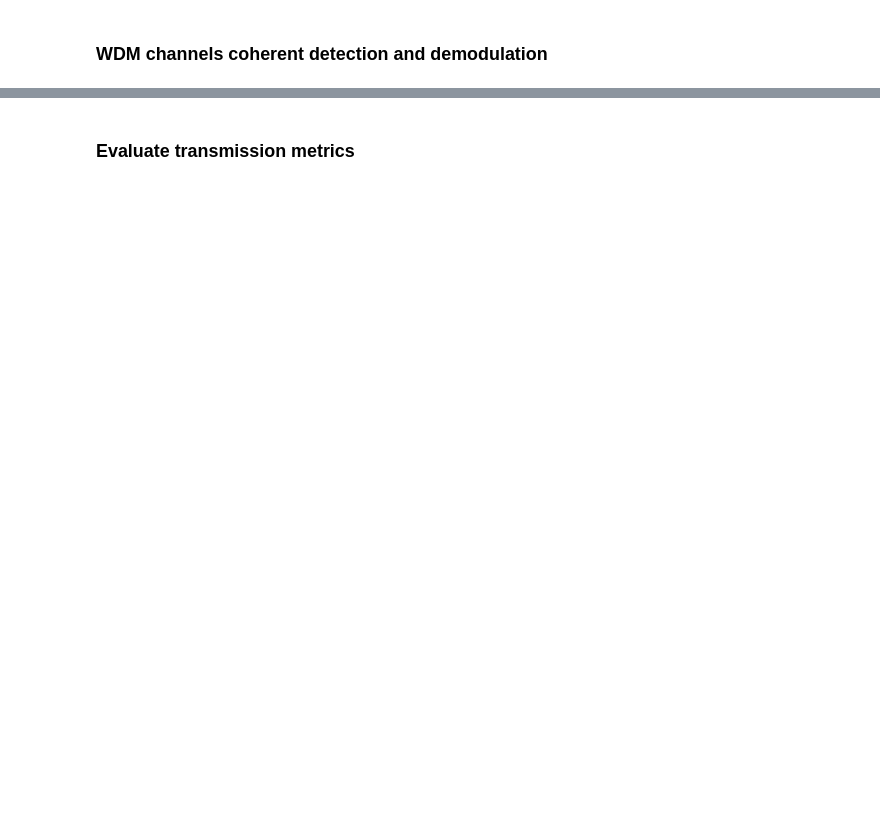
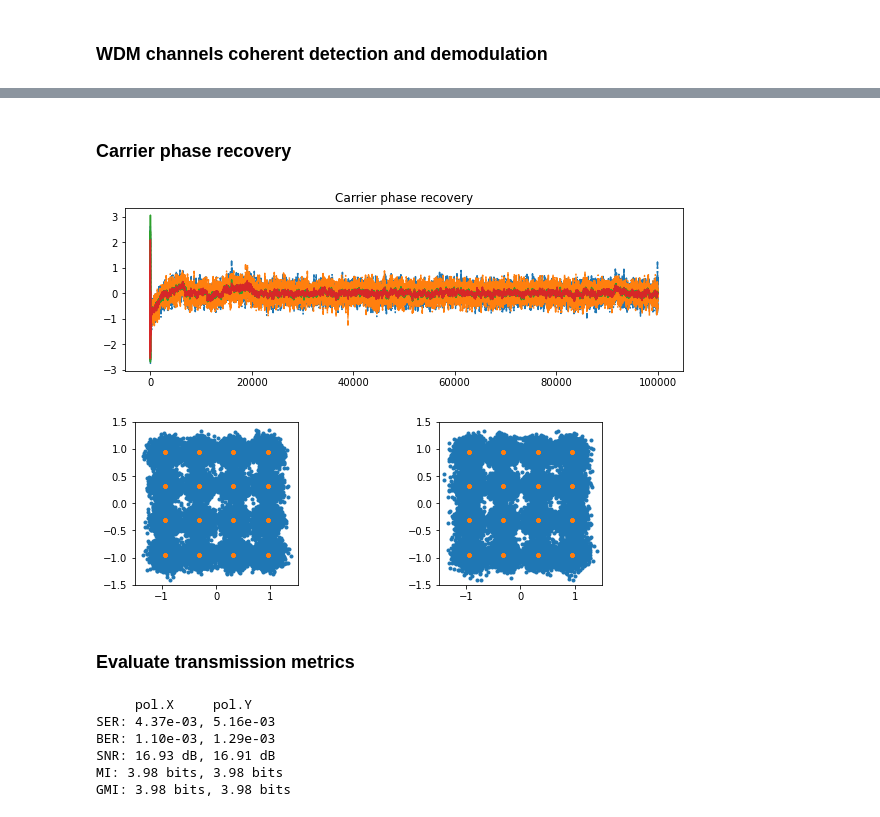
Before and after one commit to edsonportosilva/OptiCommPy, a Jupyter notebook: jupyter/test_WDM_transmission.ipynb, the cells around one changed output, grey strips where cells are left out. Drawn from its saved outputs; the diff is of its cells as text; code cells hidden in the pictures; blank space fills up the shorter version.

```diff
--- a/jupyter/test_WDM_transmission.ipynb
+++ b/jupyter/test_WDM_transmission.ipynb
@@ -237,29 +259,35 @@ ax2.set_ylim(-1.5, 1.5);
+# %% [markdown]
+### Carrier phase recovery
 # %%
 y_CPR, ϕ, θ = cpr(y_EQ, 30, M, d, pilotInd=np.arange(0,len(y_EQ), 20))
+
+y_CPR = y_CPR/np.sqrt(signal_power(y_CPR))
 
 plt.figure()
 plt.title('Carrier phase recovery')
 plt.plot(ϕ,'-.', θ,'-');
 
 
 fig, (ax1, ax2) = plt.subplots(1, 2)
-discard = 1000
+discard = 5000
 
 ax1.plot(y_CPR[discard:-discard,0].real, y_CPR[discard:-discard,0].imag,'.')
 ax1.plot(d[:,0].real, d[:,0].imag,'.')
 ax1.axis('square')
 ax1.set_xlim(-1.5, 1.5)
 ax1.set_ylim(-1.5, 1.5)
 
 ax2.plot(y_CPR[discard:-discard,1].real, y_CPR[discard:-discard,1].imag,'.')
 ax2.plot(d[:,1].real, d[:,1].imag,'.')
 ax2.axis('square')
 ax2.set_xlim(-1.5, 1.5)
 ax2.set_ylim(-1.5, 1.5);
+# %% [output]
+[figure, added]
+[figure, added]
-# %% [markdown]
-### Evaluate transmission metrics
+# %% [markdown]
+### Evaluate transmission metrics
 # %%
-discard = 2000
 ind = np.arange(discard, d.shape[0]-discard)
 BER, SER, SNR = fastBERcalc(y_CPR[ind,:], d[ind,:], mod)
 GMI,_    = monteCarloGMI(y_CPR[ind,:], d[ind,:], mod)
@@ -271,3 +299,10 @@ print('BER: %.2e, %.2e'%(BER[0], BER[1]))
 print('SNR: %.2f dB, %.2f dB'%(SNR[0], SNR[1]))
 print('MI: %.2f bits, %.2f bits'%(MI[0], MI[1]))
 print('GMI: %.2f bits, %.2f bits'%(GMI[0], GMI[1]))
+# %% [output]
+     pol.X     pol.Y
+SER: 4.37e-03, 5.16e-03
+BER: 1.10e-03, 1.29e-03
+SNR: 16.93 dB, 16.91 dB
+MI: 3.98 bits, 3.98 bits
+GMI: 3.98 bits, 3.98 bits
```
Also changed, not shown: parts of 16 cells of this notebook.
